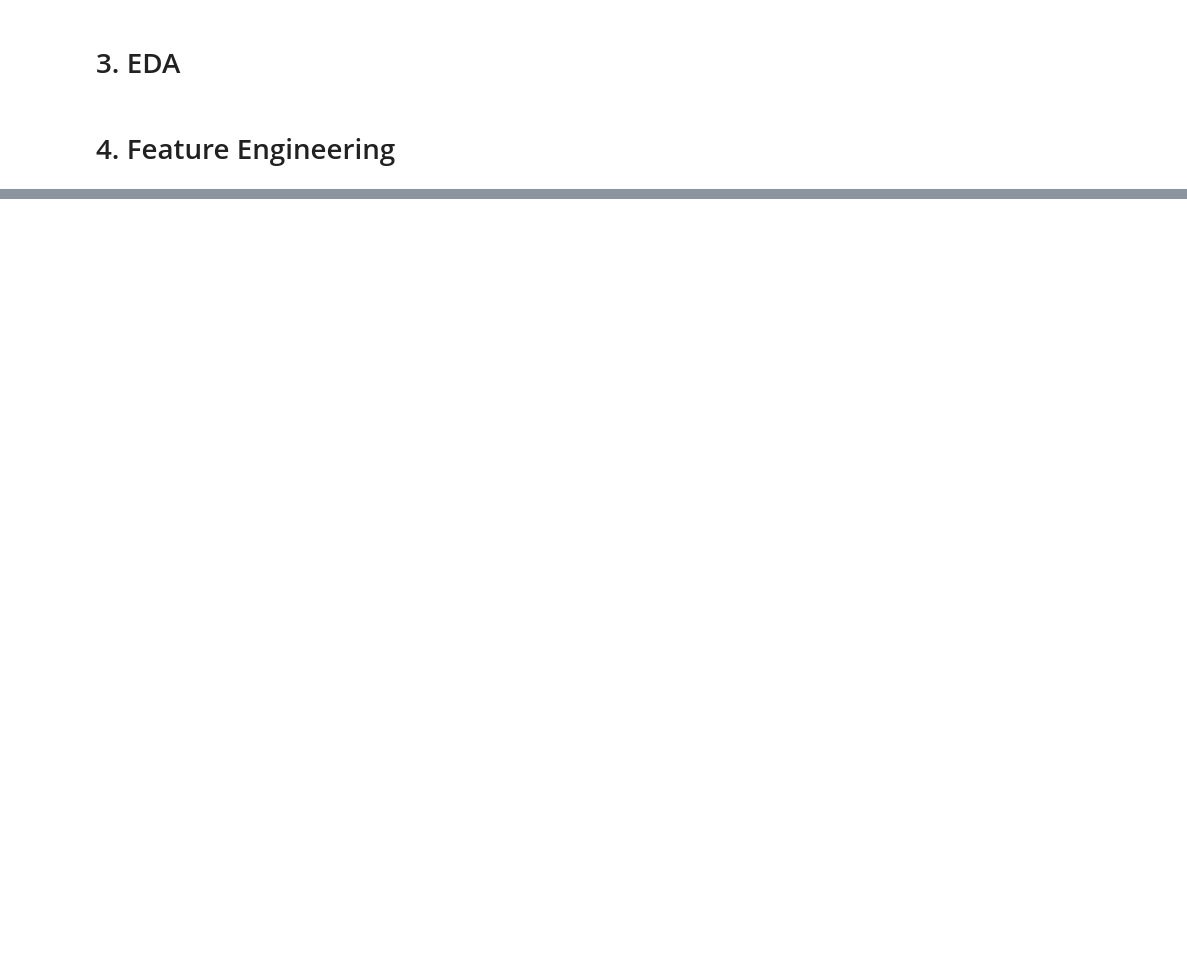
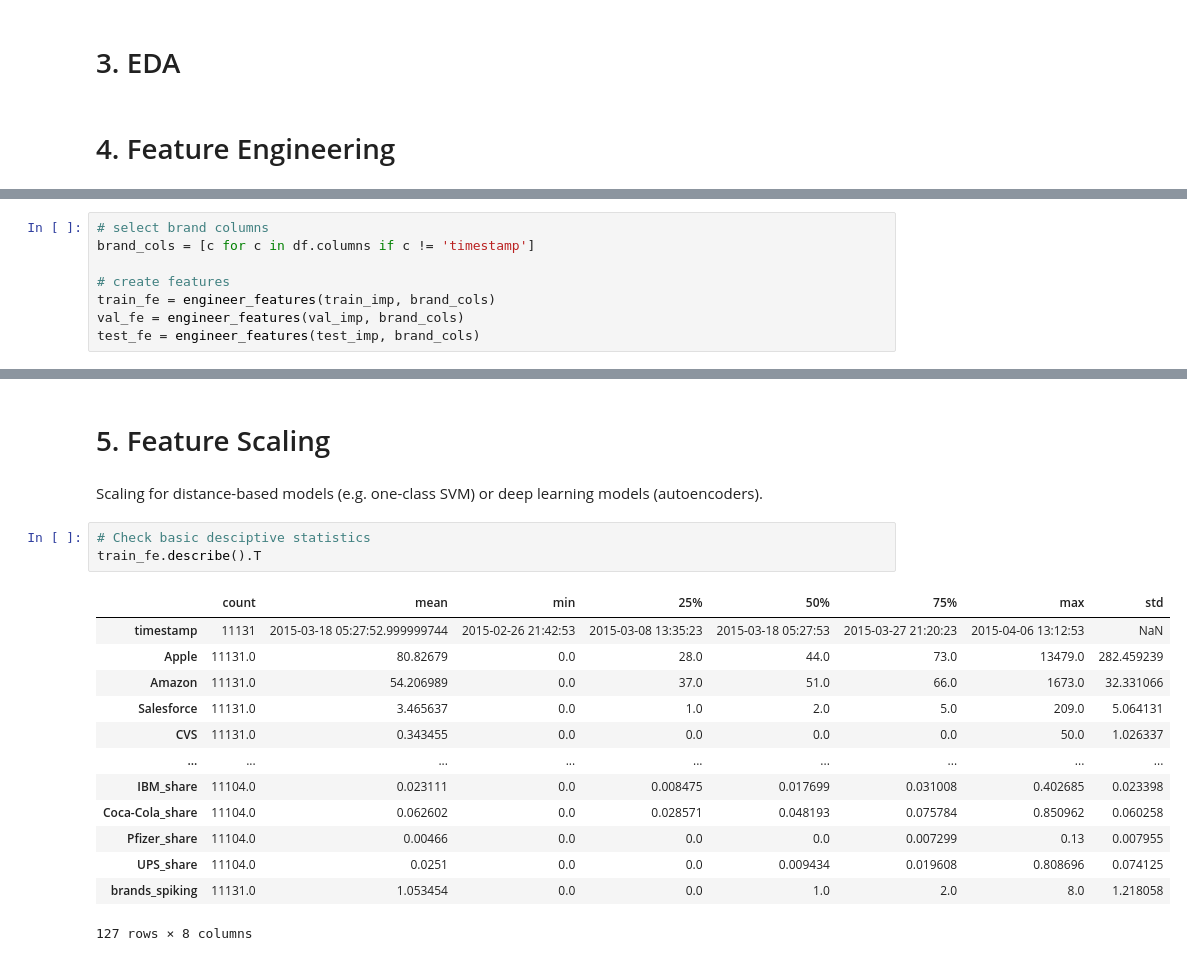
Before and after one commit to CMPE-255-G5/times-series-anomaly-detection-on-twitter-data, a Jupyter notebook: notebooks/Twitter_data.ipynb, the cells around one changed output, grey strips where cells are left out. Cells and saved outputs as stored; diff of their text form; blank space fills up the shorter version.

Commit message:
Add feature engineering

```diff
--- a/notebooks/Twitter_data.ipynb
+++ b/notebooks/Twitter_data.ipynb
@@ -272,0 +440,8 @@ train_scaled.describe().T
+# %%
+# select brand columns
+brand_cols = [c for c in df.columns if c != 'timestamp']
+
+# create features
+train_fe = engineer_features(train_imp, brand_cols)
+val_fe = engineer_features(val_imp, brand_cols)
+test_fe = engineer_features(test_imp, brand_cols)
@@ -272,0 +475,21 @@ train_scaled.describe().T
+# %% [markdown]
+# 5. Feature Scaling
+# %% [markdown]
+Scaling for distance-based models (e.g. one-class SVM) or deep learning models (autoencoders).
+# %%
+# Check basic desciptive statistics
+train_fe.describe().T
+# %% [output]
+|  | count | mean | min | 25% | 50% | 75% | max | std |
+| timestamp | 11131 | 2015-03-18 05:27:52.999999744 | 2015-02-26 21:42:53 | 2015-03-08 13:35:23 | 2015-03-18 05:27:53 | 2015-03-27 21:20:23 | 2015-04-06 13:12:53 | NaN |
+| Apple | 11131.0 | 80.82679 | 0.0 | 28.0 | 44.0 | 73.0 | 13479.0 | 282.459239 |
+| Amazon | 11131.0 | 54.206989 | 0.0 | 37.0 | 51.0 | 66.0 | 1673.0 | 32.331066 |
+| Salesforce | 11131.0 | 3.465637 | 0.0 | 1.0 | 2.0 | 5.0 | 209.0 | 5.064131 |
+| CVS | 11131.0 | 0.343455 | 0.0 | 0.0 | 0.0 | 0.0 | 50.0 | 1.026337 |
+| ... | ... | ... | ... | ... | ... | ... | ... | ... |
+| IBM_share | 11104.0 | 0.023111 | 0.0 | 0.008475 | 0.017699 | 0.031008 | 0.402685 | 0.023398 |
+| Coca-Cola_share | 11104.0 | 0.062602 | 0.0 | 0.028571 | 0.048193 | 0.075784 | 0.850962 | 0.060258 |
+| Pfizer_share | 11104.0 | 0.00466 | 0.0 | 0.0 | 0.0 | 0.007299 | 0.13 | 0.007955 |
+| UPS_share | 11104.0 | 0.0251 | 0.0 | 0.0 | 0.009434 | 0.019608 | 0.808696 | 0.074125 |
+| brands_spiking | 11131.0 | 1.053454 | 0.0 | 0.0 | 1.0 | 2.0 | 8.0 | 1.218058 |
+127 rows × 8 columns
```
Also changed, not shown: parts of 20 cells of this notebook.
